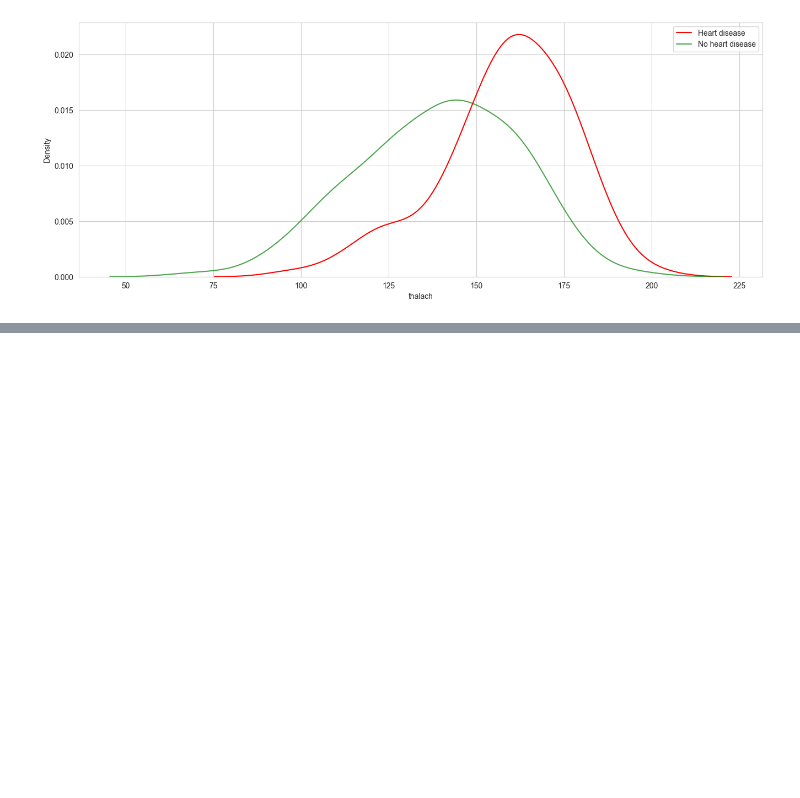
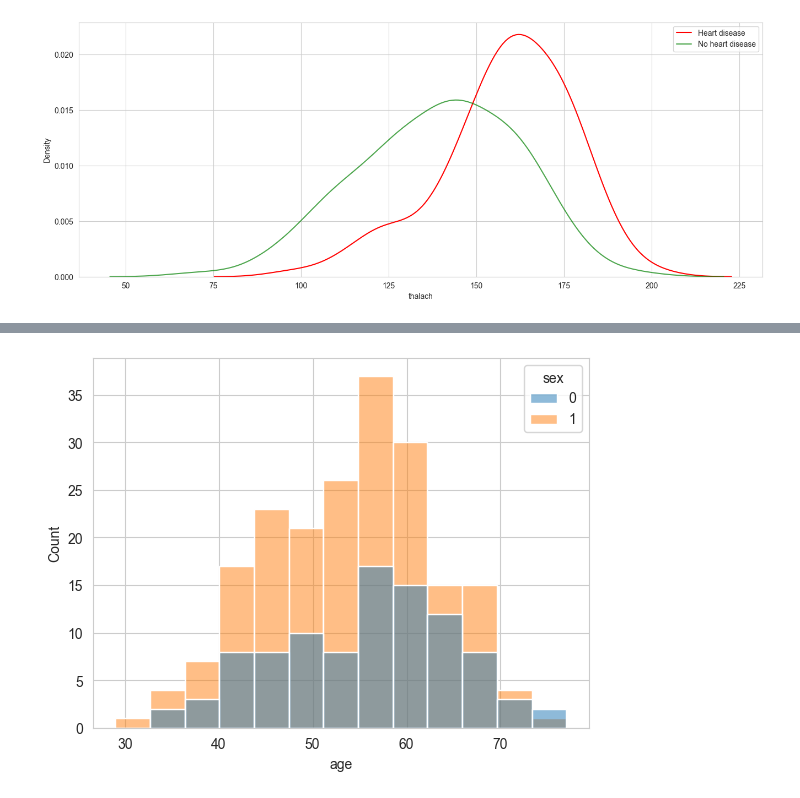
Before and after one commit to Lynne2002/heart_disease-data_visualization, a Jupyter notebook: index.ipynb, the cells around one changed output, grey strips where cells are left out. Saved outputs shown, nothing was run; the diff lists cells and outputs as text; code cells hidden in the pictures; blank space fills up the shorter version.

```diff
--- a/index.ipynb
+++ b/index.ipynb
@@ -544,0 +562,4 @@ plt.show()
+# %%
+fig_ax = sns.histplot(data = data_df, x ='age', hue = 'sex')
+# %% [output]
+[figure, added]
```
Also changed, not shown: parts of 8 cells of this notebook.
